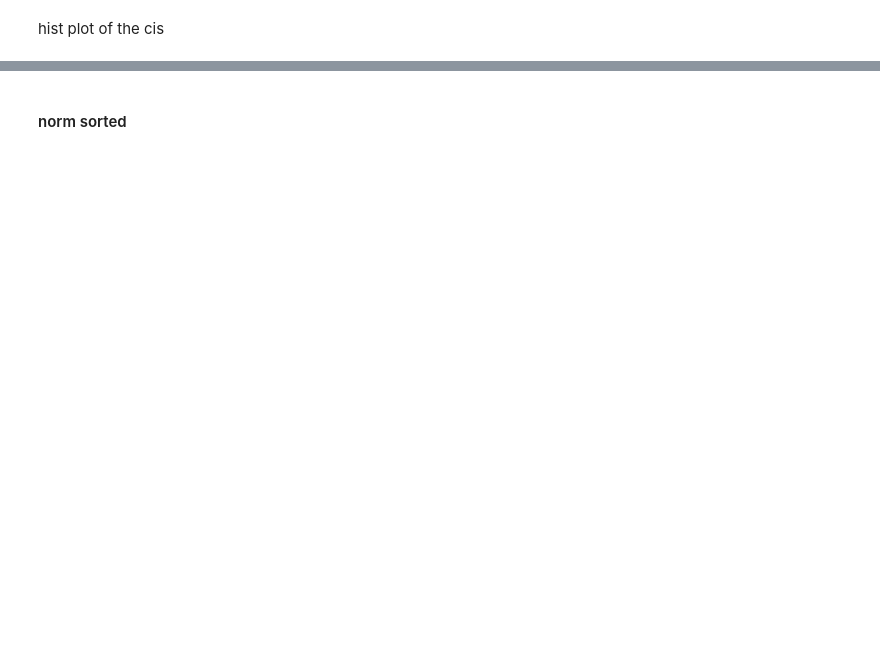
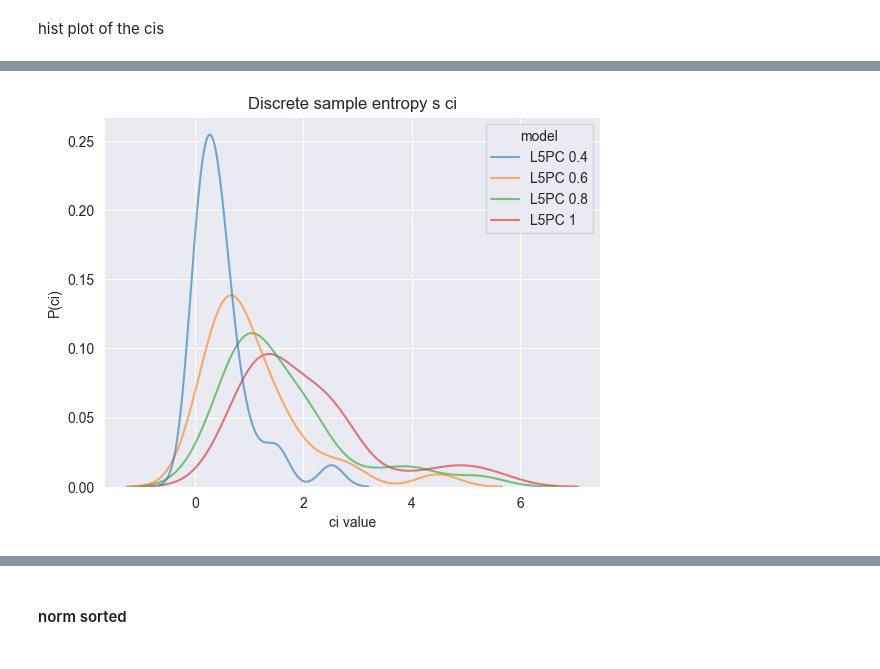
Before and after one commit to NitzanLux/neuron_mi, a Jupyter notebook: data_introduction.ipynb, the cells around one changed output, grey strips where cells are left out. Saved outputs shown, nothing was run; the diff lists cells and outputs as text; code cells hidden in the pictures; blank space fills up the shorter version.

```diff
--- a/data_introduction.ipynb
+++ b/data_introduction.ipynb
@@ -147,21 +131,23 @@ for c in tqdm(df.columns):
 # %%
 name_order_dict= {n:i for i,n in enumerate(name_order)}
 df = df.sort_values(['model'],key = lambda x: [name_order_dict[i] for i in x])
 
 for c in (df.columns):
     if not ('ENTROPY' in c and 'CI' in c):
         continue
     fig, ax = plt.subplots()
     res = sn.kdeplot(data=df,x = f'{c}', shade=False,hue='model',alpha=0.6)#thresh
     # for i in models.keys():
         # print(np.std(df[df['model'==i]][c]),c,i)
     ax.set_title(c.lower().replace('_', ' ').capitalize())
     ax.set_ylabel('P(ci)')
     ax.set_xlabel('ci value')
-    ax.set_yscale('log')
+    # ax.set_yscale('log')
 
     save_large_plot(fig,f'dist_1d_{c}_{len(d)}.png',tags=d.data_tags)
     fig
+# %% [output]
+[figure, added]
 # %%
 box_plot_data = {}
 colors_index={}
```
Also changed, not shown: parts of 11 cells of this notebook, 2 other files.
